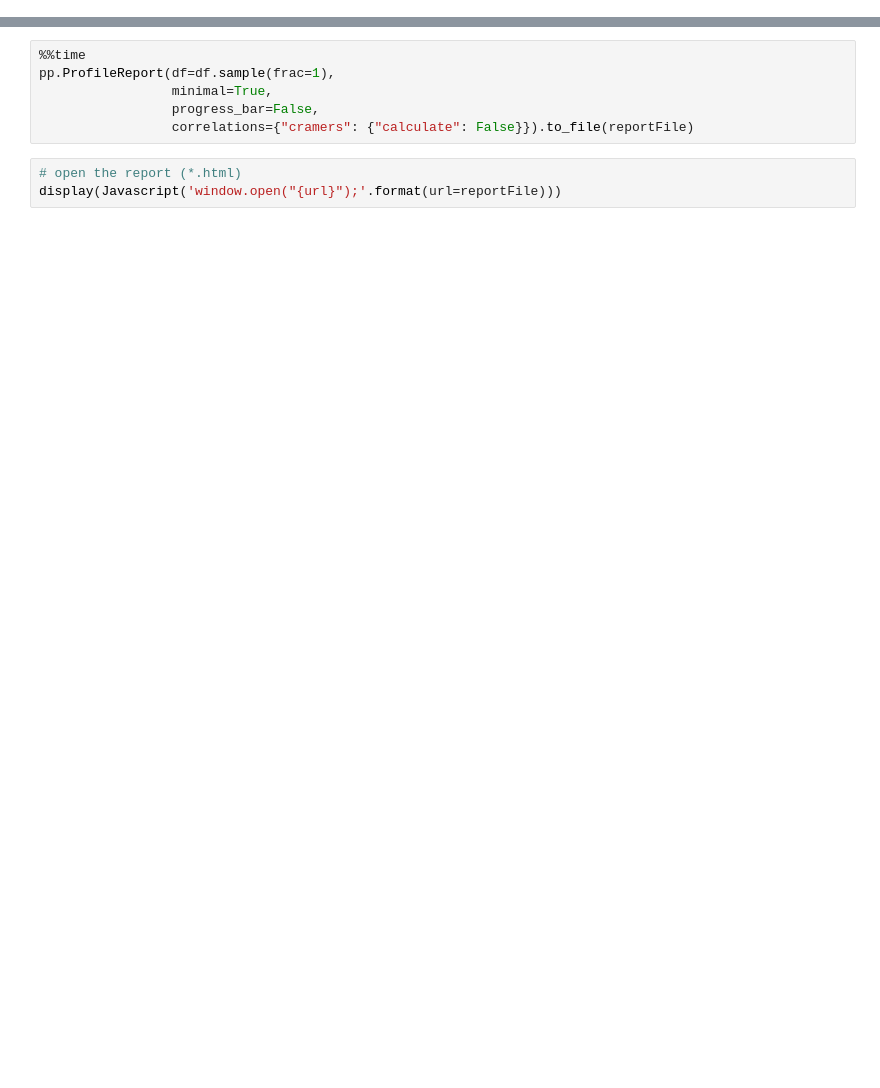
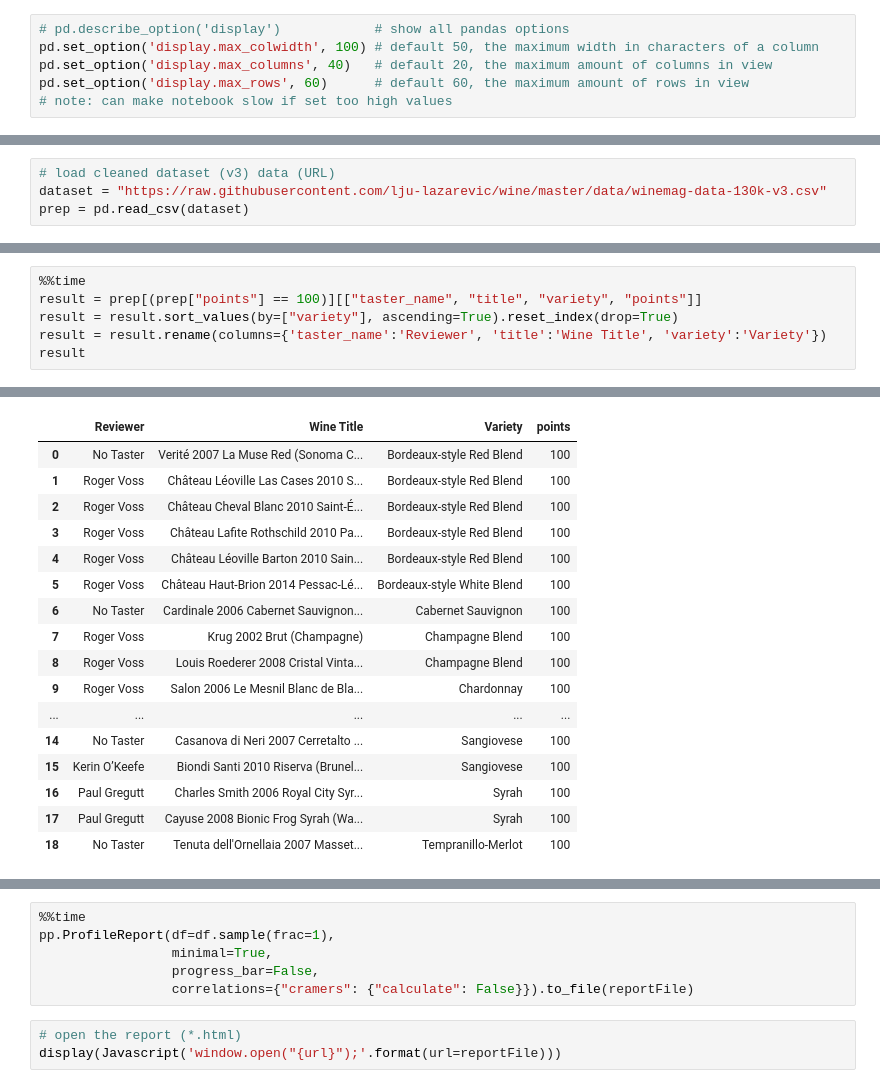
Before and after one commit to albert-kevin/azuremachinelearning, a Jupyter notebook: code/notebooks/howto_Graph.ipynb, the cells around one changed output, grey strips where cells are left out. Saved outputs shown, nothing was run; the diff lists cells and outputs as text; blank space fills up the shorter version.

```diff
--- a/code/notebooks/howto_Graph.ipynb
+++ b/code/notebooks/howto_Graph.ipynb
@@ -99,0 +59,6 @@ df = pd.read_csv(datasetURL)
+# %%
+# pd.describe_option('display')            # show all pandas options
+pd.set_option('display.max_colwidth', 100) # default 50, the maximum width in characters of a column
+pd.set_option('display.max_columns', 40)   # default 20, the maximum amount of columns in view
+pd.set_option('display.max_rows', 60)      # default 60, the maximum amount of rows in view
+# note: can make notebook slow if set too high values
@@ -99,0 +157,4 @@ df = pd.read_csv(datasetURL)
+# %%
+# load cleaned dataset (v3) data (URL)
+dataset = "https://raw.githubusercontent.com/lju-lazarevic/wine/master/data/winemag-data-130k-v3.csv"
+prep = pd.read_csv(dataset)
@@ -99,0 +1054,7 @@ df = pd.read_csv(datasetURL)
+# %%
+%%time
+result = prep[(prep["points"] == 100)][["taster_name", "title", "variety", "points"]]
+result = result.sort_values(by=["variety"], ascending=True).reset_index(drop=True)
+result = result.rename(columns={'taster_name':'Reviewer', 'title':'Wine Title', 'variety':'Variety'})
+result
+# %% [output]
@@ -99,0 +1063,17 @@ df = pd.read_csv(datasetURL)
+|  | Reviewer | Wine Title | Variety | points |
+| 0 | No Taster | Verité 2007 La Muse Red (Sonoma C... | Bordeaux-style Red Blend | 100 |
+| 1 | Roger Voss | Château Léoville Las Cases 2010 S... | Bordeaux-style Red Blend | 100 |
+| 2 | Roger Voss | Château Cheval Blanc 2010 Saint-É... | Bordeaux-style Red Blend | 100 |
+| 3 | Roger Voss | Château Lafite Rothschild 2010 Pa... | Bordeaux-style Red Blend | 100 |
+| 4 | Roger Voss | Château Léoville Barton 2010 Sain... | Bordeaux-style Red Blend | 100 |
+| 5 | Roger Voss | Château Haut-Brion 2014 Pessac-Lé... | Bordeaux-style White Blend | 100 |
+| 6 | No Taster | Cardinale 2006 Cabernet Sauvignon... | Cabernet Sauvignon | 100 |
+| 7 | Roger Voss | Krug 2002 Brut (Champagne) | Champagne Blend | 100 |
+| 8 | Roger Voss | Louis Roederer 2008 Cristal Vinta... | Champagne Blend | 100 |
+| 9 | Roger Voss | Salon 2006 Le Mesnil Blanc de Bla... | Chardonnay | 100 |
+| ... | ... | ... | ... | ... |
+| 14 | No Taster | Casanova di Neri 2007 Cerretalto ... | Sangiovese | 100 |
+| 15 | Kerin O’Keefe | Biondi Santi 2010 Riserva (Brunel... | Sangiovese | 100 |
+| 16 | Paul Gregutt | Charles Smith 2006 Royal City Syr... | Syrah | 100 |
+| 17 | Paul Gregutt | Cayuse 2008 Bionic Frog Syrah (Wa... | Syrah | 100 |
+| 18 | No Taster | Tenuta dell'Ornellaia 2007 Masset... | Tempranillo-Merlot | 100 |
```
Also changed, not shown: parts of 224 cells of this notebook, 34 other files.
